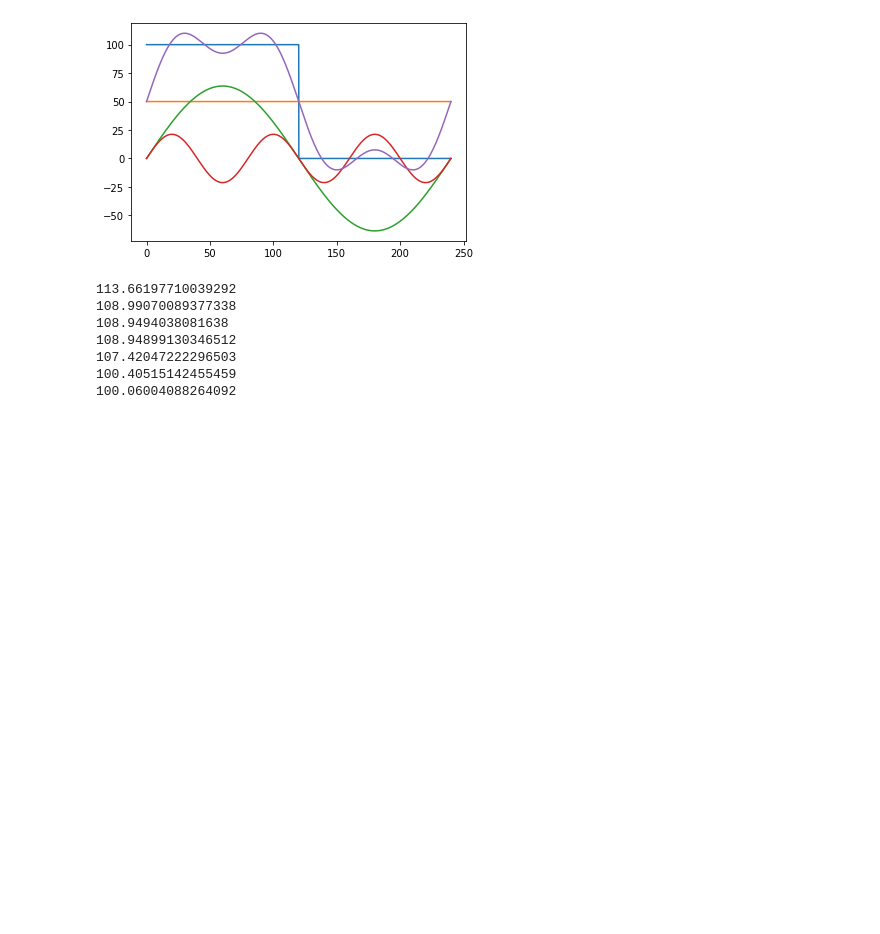
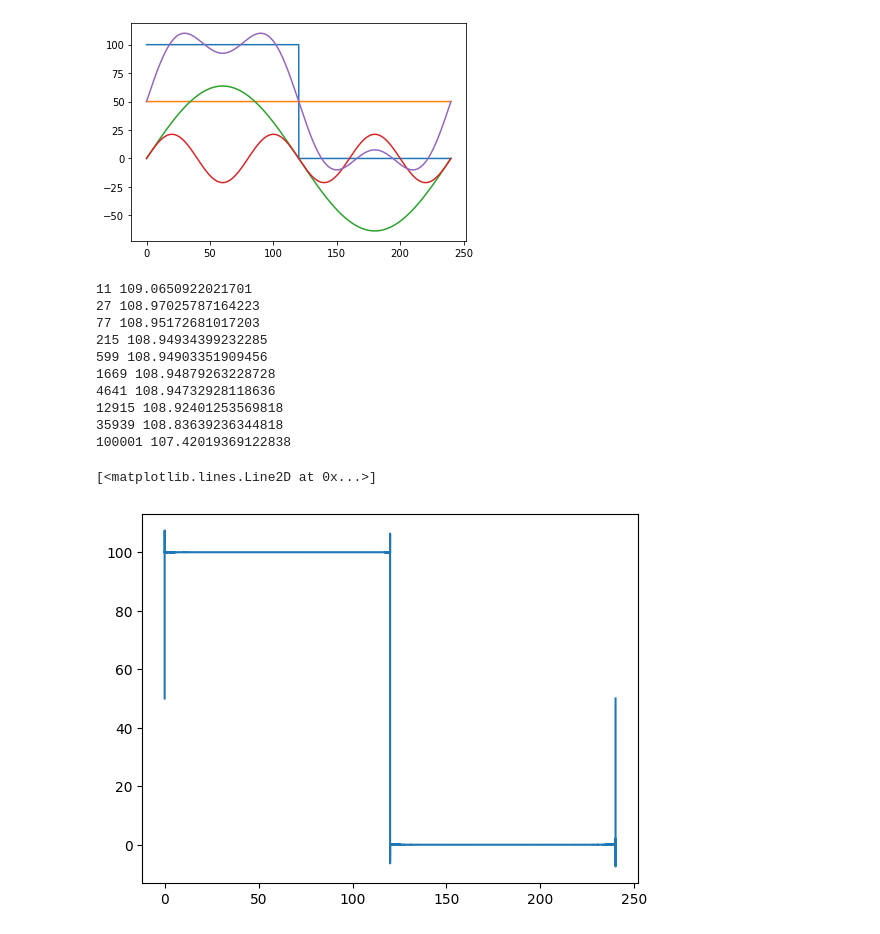
Before and after one commit to tonyko618/Waves_Lab, a Jupyter notebook: Session1/code.ipynb, the cells around one changed output. Saved outputs shown, nothing was run; the diff lists cells and outputs as text; code cells hidden in the pictures; blank space fills up the shorter version.

```diff
--- a/Session1/code.ipynb
+++ b/Session1/code.ipynb
@@ -53,26 +53,41 @@ plt.plot(x,n1+n2+n3)
 [<matplotlib.lines.Line2D at 0x...>]
 [figure]
 # %%
-sq = square(50,50,240,100,0,240)
-plt.plot(*sq)
+sq = square(50,50,240,1000,0,240)
+#plt.plot(*sq)
 
 x0 = sq[0]
 length = len(x0)
 
-n0 = np.full(length, 50)
-n = lambda x: 200/np.pi/x*np.sin(2*np.pi/240*x*x0)
+n0 = np.full(length, 50.)
+def gen_sin(n):
+    global x0
+    return 200/np.pi/n*np.sin(2*np.pi/240*n*x0)
 
-func = lambda k: n0 + sum(n(i) for i in range(1,2*k+1,2))
-for x in range(10):
-    y0 = func(10**x)
-    plt.plot(x0,y0)
-    print(max(y0))
-#plt.xlim(120-1e-2,120+1e-2)
+sin = n0
+cumalative = n0
+
+vect_int = np.vectorize(int)
+
+max_power = 5
+
+num = vect_int(np.logspace(1,max_power,10)/2)*2+1
+
+for i in range(1,int(10**max_power)+100,2):
+    cumalative += gen_sin(i)
+    if i in num:
+        print(i,max(cumalative))
+plt.plot(x0,cumalative)
 # %% [output]
-113.66197710039292
-108.99070089377338
-108.9494038081638
-108.94899130346512
-107.42047222296503
-100.40515142455459
-100.06004088264092
+11 109.0650922021701
+27 108.97025787164223
+77 108.95172681017203
+215 108.94934399232285
+599 108.94903351909456
+1669 108.94879263228728
+4641 108.94732928118636
+12915 108.92401253569818
+35939 108.83639236344818
+100001 107.42019369122838
+[<matplotlib.lines.Line2D at 0x...>]
+[figure, added]
```
Also changed, not shown: parts of 2 cells of this notebook.
